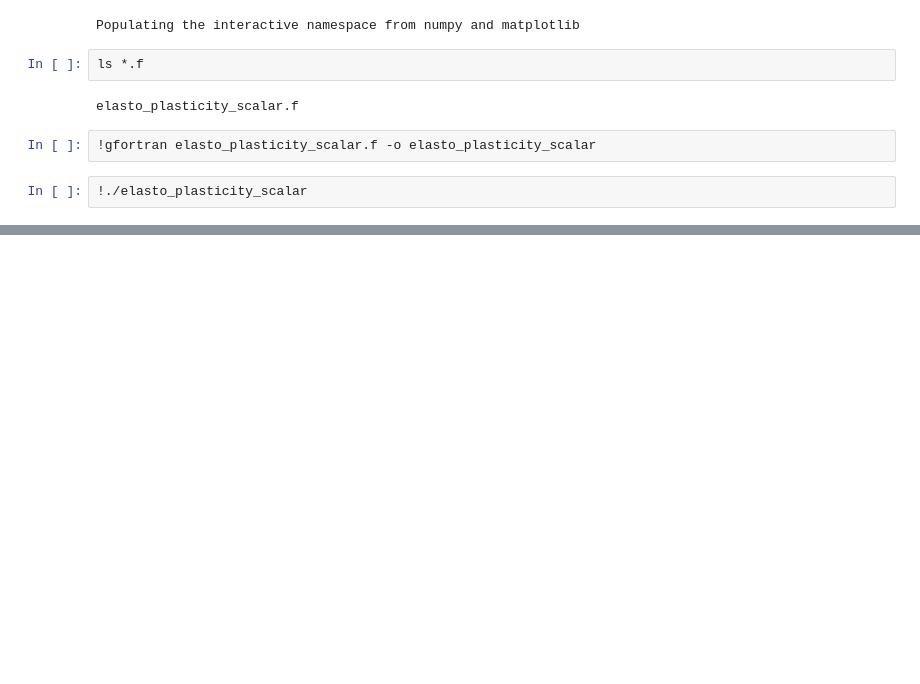
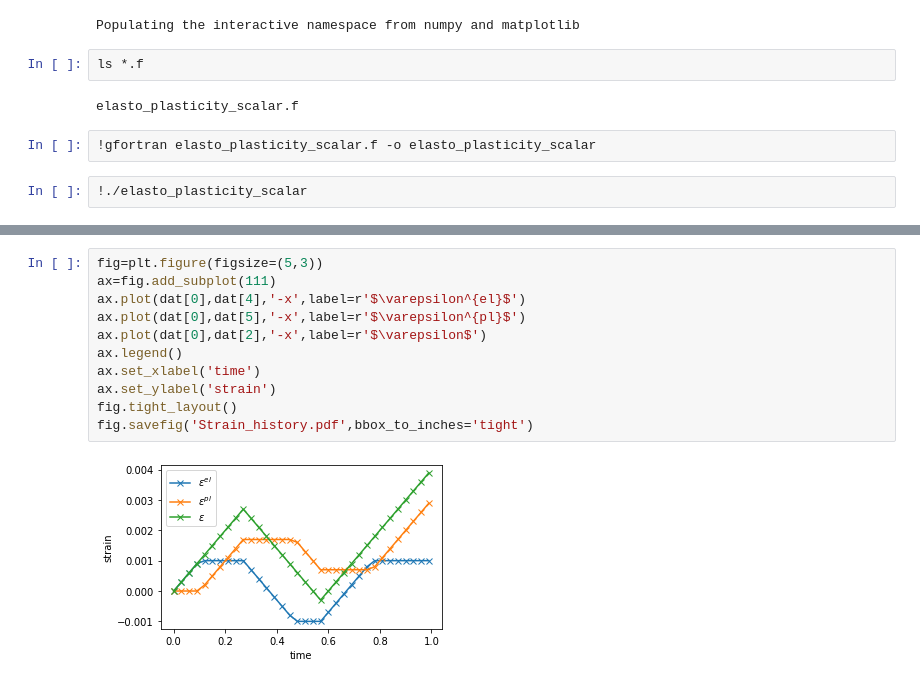
Before and after one commit to youngung/computational_plasticity_fortran, a Jupyter notebook: elasto_plastic_scalar/elasto_plasticity_scalar.ipynb, the cells around one changed output, grey strips where cells are left out. Drawn from its saved outputs; the diff is of its cells as text; blank space fills up the shorter version.

```diff
--- a/elasto_plastic_scalar/elasto_plasticity_scalar.ipynb
+++ b/elasto_plastic_scalar/elasto_plasticity_scalar.ipynb
@@ -38,0 +44,13 @@ plot(dat[2],dat[3],'-x')
+# %%
+fig=plt.figure(figsize=(5,3))
+ax=fig.add_subplot(111)
+ax.plot(dat[0],dat[4],'-x',label=r'$\varepsilon^{el}$')
+ax.plot(dat[0],dat[5],'-x',label=r'$\varepsilon^{pl}$')
+ax.plot(dat[0],dat[2],'-x',label=r'$\varepsilon$')
+ax.legend()
+ax.set_xlabel('time')
+ax.set_ylabel('strain')
+fig.tight_layout()
+fig.savefig('Strain_history.pdf',bbox_to_inches='tight')
+# %% [output]
+[figure, added]
```
Also changed, not shown: parts of 3 cells of this notebook, 1 other file.
